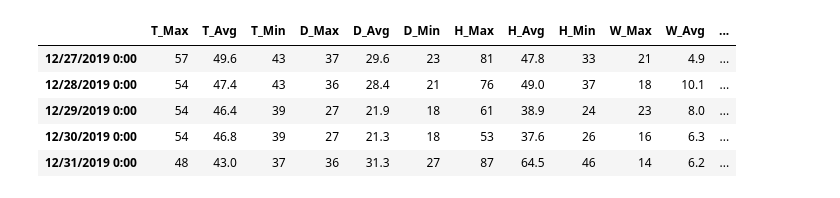
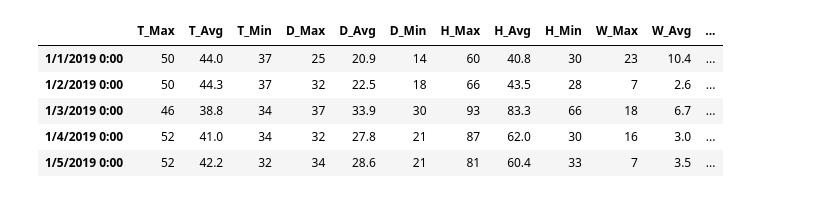
Before and after one commit to Amirosein/Tehran-Air-Quality, a Jupyter notebook: Tehran_AQI.ipynb, the cells around one changed output. Saved outputs shown, nothing was run; the diff lists cells and outputs as text; code cells hidden in the pictures.

```diff
--- a/Tehran_AQI.ipynb
+++ b/Tehran_AQI.ipynb
@@ -23,9 +23,9 @@ Y = pd.read_csv(io.BytesIO(Ycsv), index_col=0, header=0 )
 # %%
-X.tail()
+X.head()
 # %% [output]
 |  | T_Max | T_Avg | T_Min | D_Max | D_Avg | D_Min | H_Max | H_Avg | H_Min | W_Max | W_Avg | ... |
-| 12/27/2019 0:00 | 57 | 49.6 | 43 | 37 | 29.6 | 23 | 81 | 47.8 | 33 | 21 | 4.9 | ... |
-| 12/28/2019 0:00 | 54 | 47.4 | 43 | 36 | 28.4 | 21 | 76 | 49.0 | 37 | 18 | 10.1 | ... |
-| 12/29/2019 0:00 | 54 | 46.4 | 39 | 27 | 21.9 | 18 | 61 | 38.9 | 24 | 23 | 8.0 | ... |
-| 12/30/2019 0:00 | 54 | 46.8 | 39 | 27 | 21.3 | 18 | 53 | 37.6 | 26 | 16 | 6.3 | ... |
-| 12/31/2019 0:00 | 48 | 43.0 | 37 | 36 | 31.3 | 27 | 87 | 64.5 | 46 | 14 | 6.2 | ... |
+| 1/1/2019 0:00 | 50 | 44.0 | 37 | 25 | 20.9 | 14 | 60 | 40.8 | 30 | 23 | 10.4 | ... |
+| 1/2/2019 0:00 | 50 | 44.3 | 37 | 32 | 22.5 | 18 | 66 | 43.5 | 28 | 7 | 2.6 | ... |
+| 1/3/2019 0:00 | 46 | 38.8 | 34 | 37 | 33.9 | 30 | 93 | 83.3 | 66 | 18 | 6.7 | ... |
+| 1/4/2019 0:00 | 52 | 41.0 | 34 | 32 | 27.8 | 21 | 87 | 62.0 | 30 | 16 | 3.0 | ... |
+| 1/5/2019 0:00 | 52 | 42.2 | 32 | 34 | 28.6 | 21 | 81 | 60.4 | 33 | 7 | 3.5 | ... |
```
Also changed, not shown: parts of 10 cells of this notebook.
